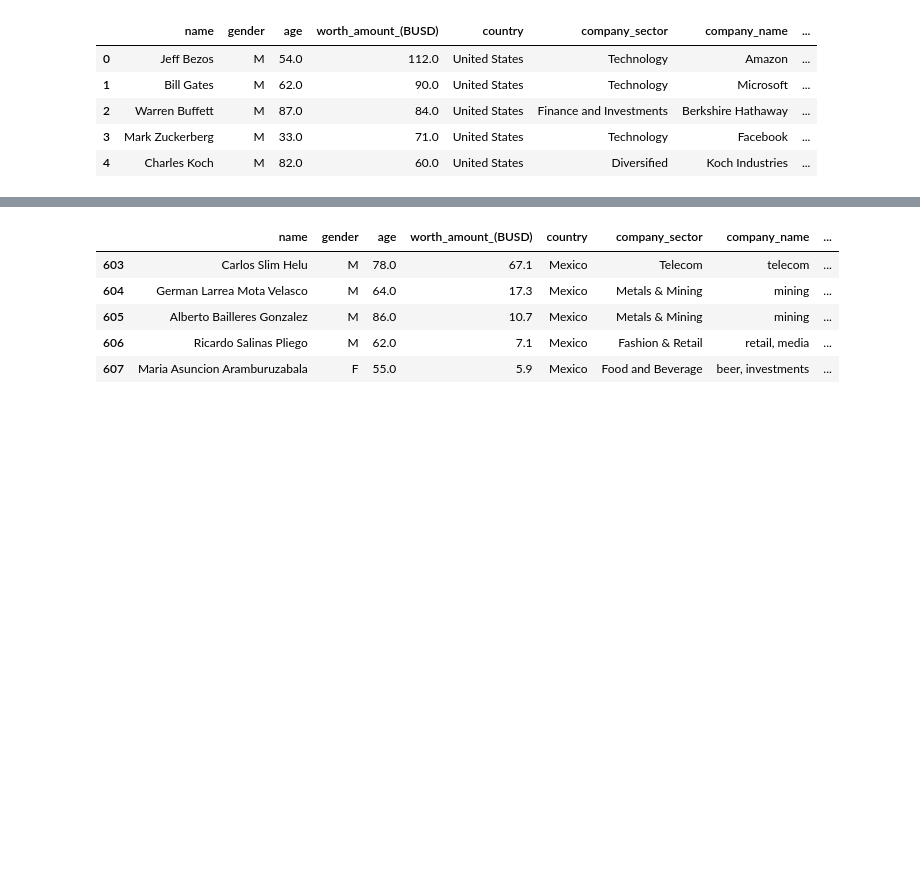
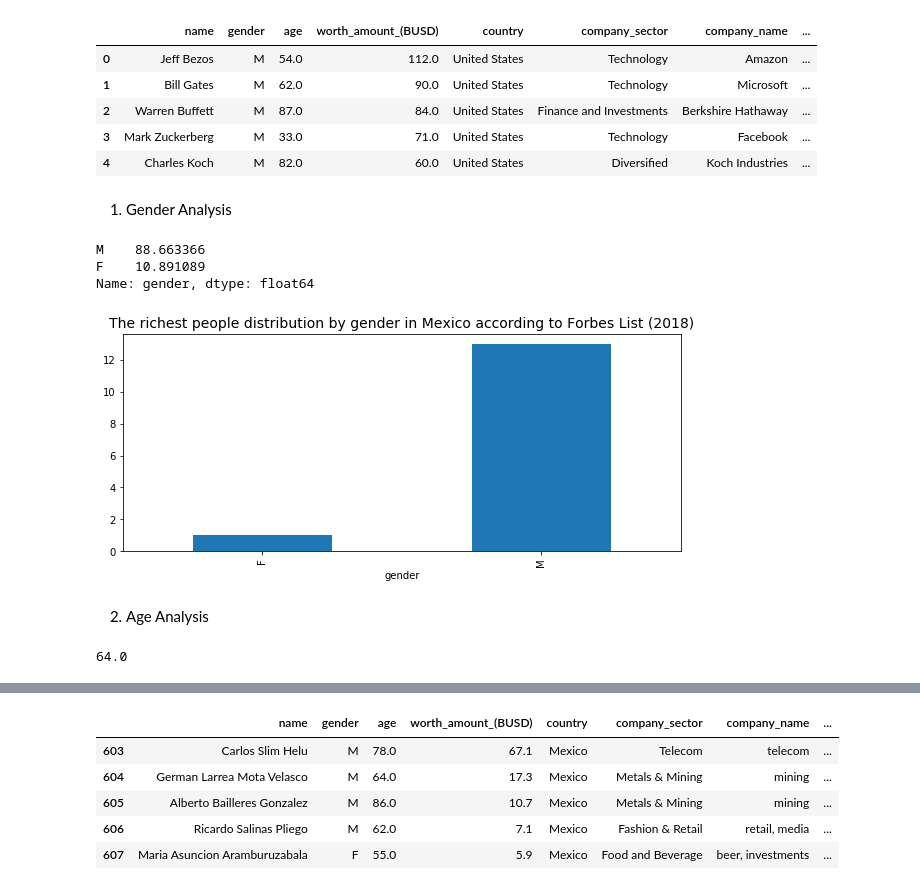
Before and after one commit to vkamg/Ironhack-Module-1-Project---Pipelines, a Jupyter notebook: notebooks/analysis.ipynb, the cells around one changed output, grey strips where cells are left out. Saved outputs shown, nothing was run; the diff lists cells and outputs as text; code cells hidden in the pictures; blank space fills up the shorter version.

Commit message:
Analysis improved

```diff
--- a/notebooks/analysis.ipynb
+++ b/notebooks/analysis.ipynb
@@ -15,3 +15,29 @@ df_forbeslist_gdp.head()
 | 2 | Warren Buffett | M | 87.0 | 84.0 | United States | Finance and Investments | Berkshire Hathaway | ... |
 | 3 | Mark Zuckerberg | M | 33.0 | 71.0 | United States | Technology | Facebook | ... |
 | 4 | Charles Koch | M | 82.0 | 60.0 | United States | Diversified | Koch Industries | ... |
+# %% [markdown]
+1. Gender Analysis
+# %%
+df_forbeslist_gdp['gender'].value_counts() / len(df_forbeslist_gdp) * 100
+# %% [output]
+M    88.663366
+F    10.891089
+Name: gender, dtype: float64
+# %%
+def gender_distribution(dataframe, country):
+    filter_country = dataframe['country'] == country
+    plt.figure(figsize=(10,4))
+    dataframe[filter_country].groupby('gender')['name'].nunique().plot(kind='bar');
+    plt.title(f'The richest people distribution by gender in {country} according to Forbes List (2018)', fontsize=14)
+    plt.savefig(f'../data/results/gender_distribution.png')
+    return plt.show()
+# %%
+gender_distribution(df_forbeslist_gdp, 'Mexico')
+# %% [output]
+[figure, added]
+# %% [markdown]
+2. Age Analysis
+# %%
+df_forbeslist_gdp['age'].mean().round(0)
+# %% [output]
+64.0
```
Also changed, not shown: parts of 23 cells of this notebook, 11 other files.
